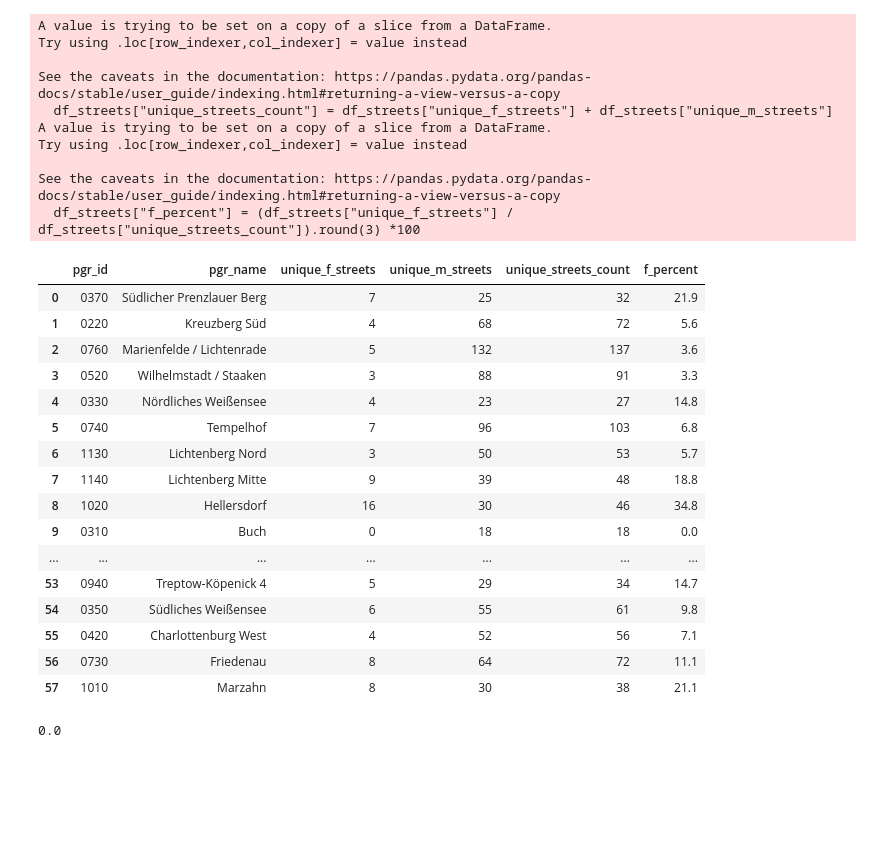
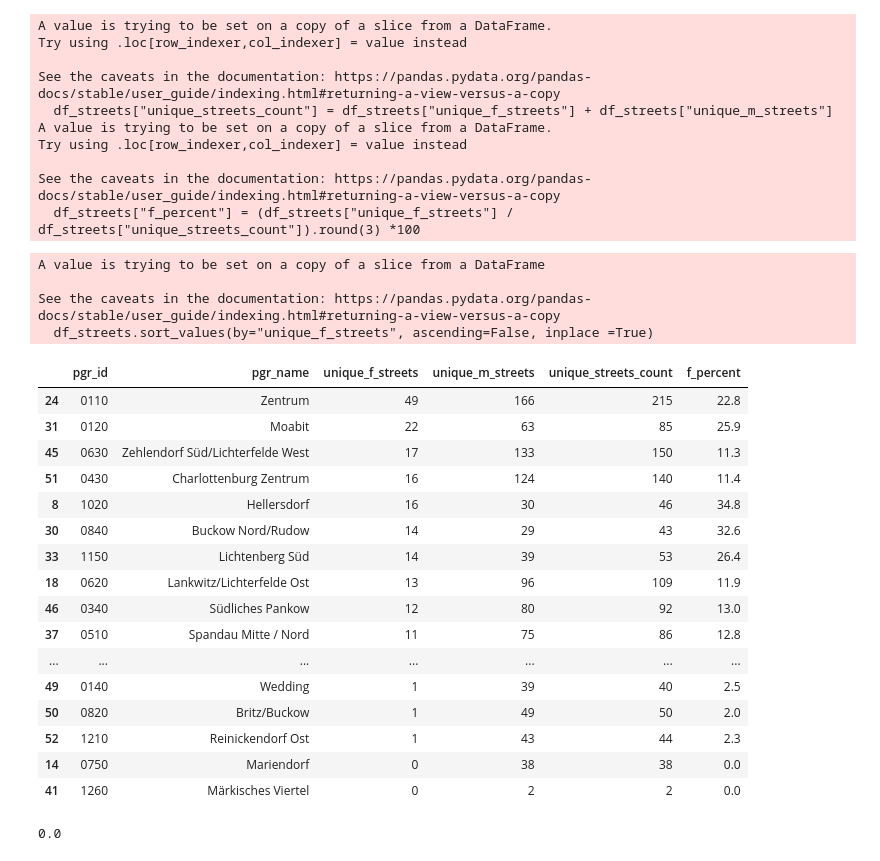
Before and after one commit to technologiestiftung/odis-cardgame, a Jupyter notebook: cardgame/scripts/getFemaleStreetNames.ipynb, the cells around one changed output. Drawn from its saved outputs; the diff is of its cells as text; code cells hidden in the pictures; blank space fills up the shorter version.

```diff
--- a/cardgame/scripts/getFemaleStreetNames.ipynb
+++ b/cardgame/scripts/getFemaleStreetNames.ipynb
@@ -323,26 +325,32 @@ Try using .loc[row_indexer,col_indexer] = value instead
 
 See the caveats in the documentation: https://pandas.pydata.org/pandas-docs/stable/user_guide/indexing.html#returning-a-view-versus-a-copy
   df_streets["f_percent"] = (df_streets["unique_f_streets"] / df_streets["unique_streets_count"]).round(3) *100
-# %%
-df_streets
-# %% [output]
-|  | pgr_id | pgr_name | unique_f_streets | unique_m_streets | unique_streets_count | f_percent |
-| 0 | 0370 | Südlicher Prenzlauer Berg | 7 | 25 | 32 | 21.9 |
-| 1 | 0220 | Kreuzberg Süd | 4 | 68 | 72 | 5.6 |
-| 2 | 0760 | Marienfelde / Lichtenrade | 5 | 132 | 137 | 3.6 |
-| 3 | 0520 | Wilhelmstadt / Staaken | 3 | 88 | 91 | 3.3 |
-| 4 | 0330 | Nördliches Weißensee | 4 | 23 | 27 | 14.8 |
-| 5 | 0740 | Tempelhof | 7 | 96 | 103 | 6.8 |
-| 6 | 1130 | Lichtenberg Nord | 3 | 50 | 53 | 5.7 |
-| 7 | 1140 | Lichtenberg Mitte | 9 | 39 | 48 | 18.8 |
-| 8 | 1020 | Hellersdorf | 16 | 30 | 46 | 34.8 |
-| 9 | 0310 | Buch | 0 | 18 | 18 | 0.0 |
-| ... | ... | ... | ... | ... | ... | ... |
-| 53 | 0940 | Treptow-Köpenick 4 | 5 | 29 | 34 | 14.7 |
-| 54 | 0350 | Südliches Weißensee | 6 | 55 | 61 | 9.8 |
-| 55 | 0420 | Charlottenburg West | 4 | 52 | 56 | 7.1 |
-| 56 | 0730 | Friedenau | 8 | 64 | 72 | 11.1 |
-| 57 | 1010 | Marzahn | 8 | 30 | 38 | 21.1 |
+# %%
+#sort descending
+df_streets.sort_values(by="unique_f_streets", ascending=False, inplace =True)
+df_streets
+# %% [output]
+A value is trying to be set on a copy of a slice from a DataFrame
+
+See the caveats in the documentation: https://pandas.pydata.org/pandas-docs/stable/user_guide/indexing.html#returning-a-view-versus-a-copy
+  df_streets.sort_values(by="unique_f_streets", ascending=False, inplace =True)
+|  | pgr_id | pgr_name | unique_f_streets | unique_m_streets | unique_streets_count | f_percent |
+| 24 | 0110 | Zentrum | 49 | 166 | 215 | 22.8 |
+| 31 | 0120 | Moabit | 22 | 63 | 85 | 25.9 |
+| 45 | 0630 | Zehlendorf Süd/Lichterfelde West | 17 | 133 | 150 | 11.3 |
+| 51 | 0430 | Charlottenburg Zentrum | 16 | 124 | 140 | 11.4 |
+| 8 | 1020 | Hellersdorf | 16 | 30 | 46 | 34.8 |
+| 30 | 0840 | Buckow Nord/Rudow | 14 | 29 | 43 | 32.6 |
+| 33 | 1150 | Lichtenberg Süd | 14 | 39 | 53 | 26.4 |
+| 18 | 0620 | Lankwitz/Lichterfelde Ost | 13 | 96 | 109 | 11.9 |
+| 46 | 0340 | Südliches Pankow | 12 | 80 | 92 | 13.0 |
+| 37 | 0510 | Spandau Mitte / Nord | 11 | 75 | 86 | 12.8 |
+| ... | ... | ... | ... | ... | ... | ... |
+| 49 | 0140 | Wedding | 1 | 39 | 40 | 2.5 |
+| 50 | 0820 | Britz/Buckow | 1 | 49 | 50 | 2.0 |
+| 52 | 1210 | Reinickendorf Ost | 1 | 43 | 44 | 2.3 |
+| 14 | 0750 | Mariendorf | 0 | 38 | 38 | 0.0 |
+| 41 | 1260 | Märkisches Viertel | 0 | 2 | 2 | 0.0 |
 # %%
 df_streets["f_percent"].min()
 # %% [output]
```
Also changed, not shown: parts of 12 cells of this notebook, 24 other files.
